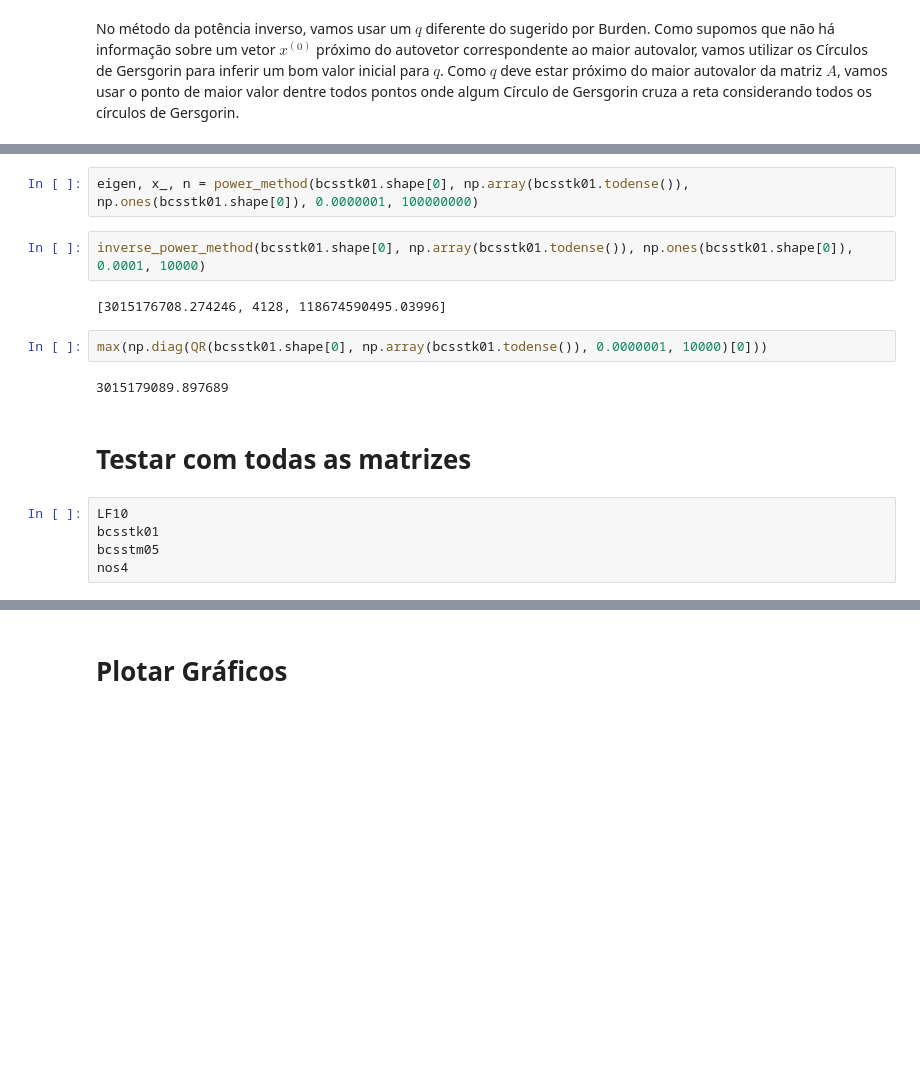
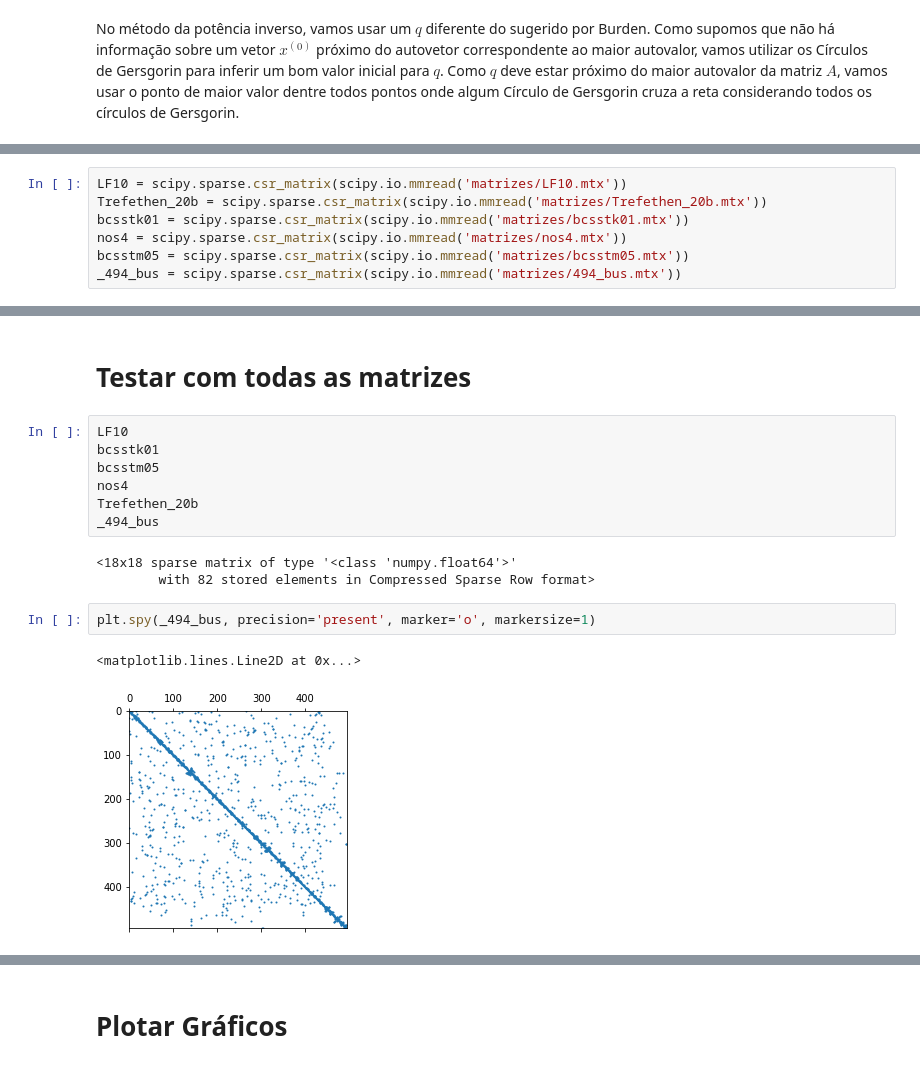
Before and after one commit to yankaled/eigen_approx, a Jupyter notebook: ep3_aplicacoes_algelin.ipynb, the cells around one changed output, grey strips where cells are left out. Drawn from its saved outputs; the diff is of its cells as text; blank space fills up the shorter version.

```diff
--- a/ep3_aplicacoes_algelin.ipynb
+++ b/ep3_aplicacoes_algelin.ipynb
@@ -145,0 +97,7 @@ inverse_power_method(LF10.shape[0], np.array(LF10.todense()), np.ones(LF10.shape
+# %%
+LF10 = scipy.sparse.csr_matrix(scipy.io.mmread('matrizes/LF10.mtx'))
+Trefethen_20b = scipy.sparse.csr_matrix(scipy.io.mmread('matrizes/Trefethen_20b.mtx'))
+bcsstk01 = scipy.sparse.csr_matrix(scipy.io.mmread('matrizes/bcsstk01.mtx'))
+nos4 = scipy.sparse.csr_matrix(scipy.io.mmread('matrizes/nos4.mtx'))
+bcsstm05 = scipy.sparse.csr_matrix(scipy.io.mmread('matrizes/bcsstm05.mtx'))
+_494_bus = scipy.sparse.csr_matrix(scipy.io.mmread('matrizes/494_bus.mtx'))
@@ -154,13 +153,3 @@ max(np.linalg.eig(np.array(LF10.todense()))[0])
-# %%
-eigen, x_, n = power_method(bcsstk01.shape[0], np.array(bcsstk01.todense()), np.ones(bcsstk01.shape[0]), 0.0000001, 100000000)
-# %%
-inverse_power_method(bcsstk01.shape[0], np.array(bcsstk01.todense()), np.ones(bcsstk01.shape[0]), 0.0001, 10000)
-# %% [output]
-[3015176708.274246, 4128, 118674590495.03996]
-# %%
-max(np.diag(QR(bcsstk01.shape[0], np.array(bcsstk01.todense()), 0.0000001, 10000)[0]))
-# %% [output]
-3015179089.897689
 # %% [markdown]
 # Testar com todas as matrizes
 # %%
@@ -168,3 +157,13 @@ LF10
 bcsstk01
 bcsstm05
 nos4
+Trefethen_20b
+_494_bus
+# %% [output]
+<18x18 sparse matrix of type '<class 'numpy.float64'>'
+        with 82 stored elements in Compressed Sparse Row format>
+# %%
+plt.spy(_494_bus, precision='present', marker='o', markersize=1)
+# %% [output]
+<matplotlib.lines.Line2D at 0x...>
+[figure, added]
```
Also changed, not shown: parts of 33 cells of this notebook.
